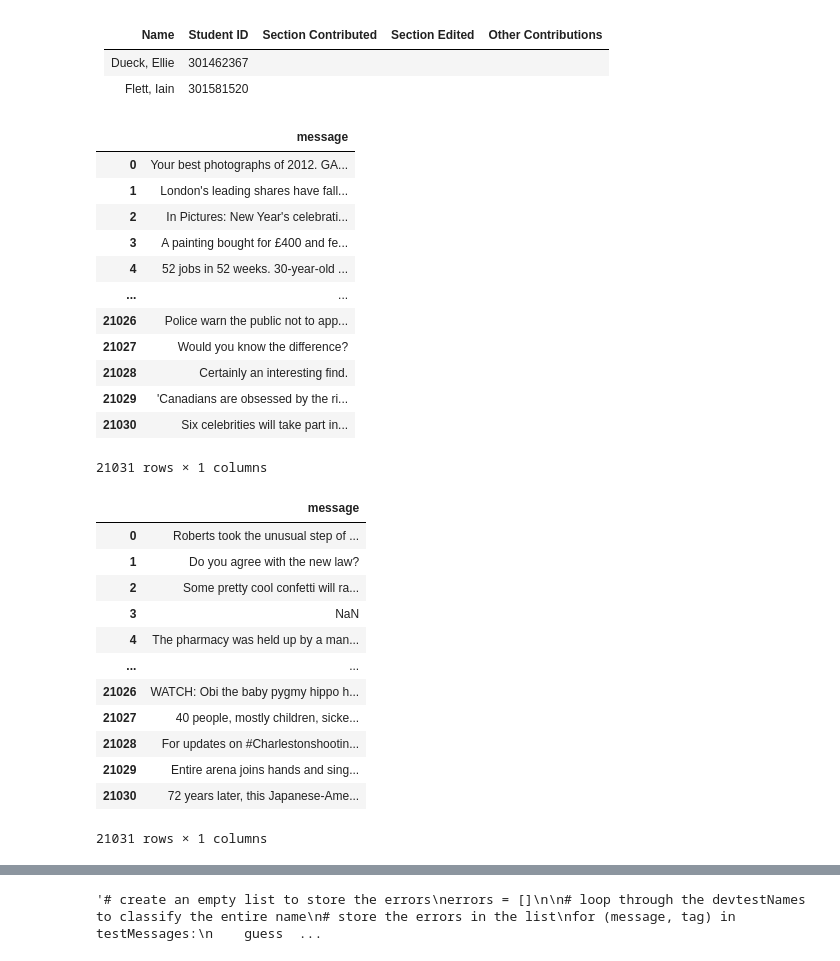
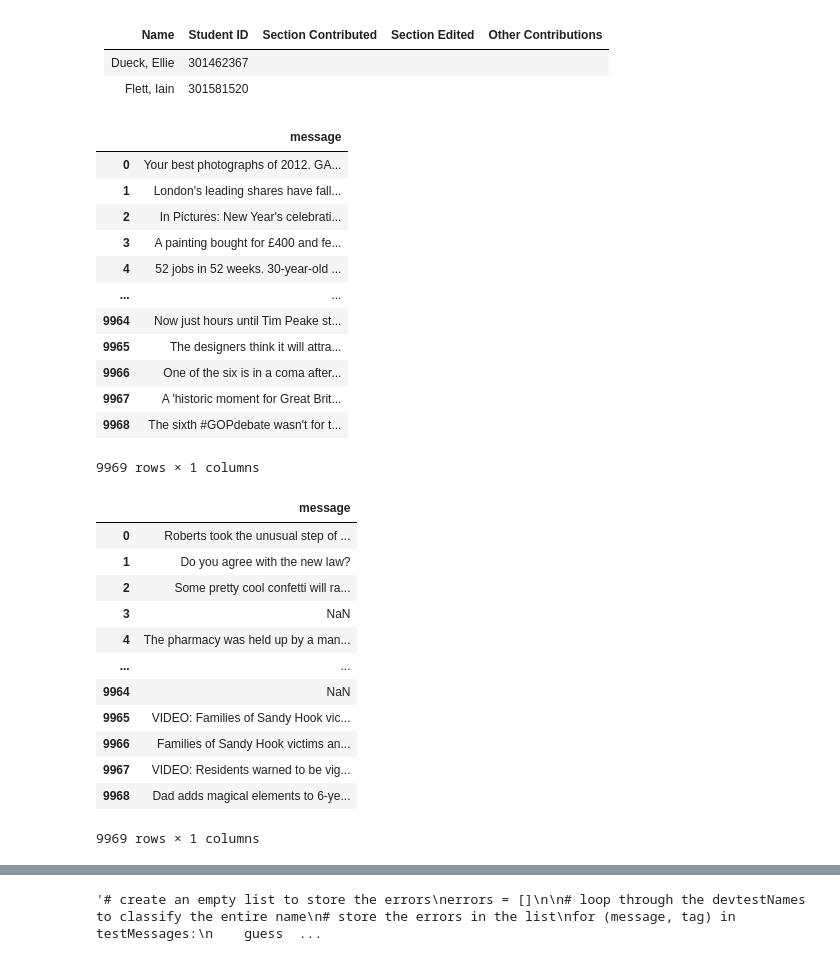
Before and after one commit to IainFlett/Assignment-2, a Jupyter notebook: Assignment2.ipynb, the cells around one changed output, grey strips where cells are left out. Cells and saved outputs as stored; diff of their text form; code cells hidden in the pictures.

Commit message:
more short

```diff
--- a/Assignment2.ipynb
+++ b/Assignment2.ipynb
@@ -85,25 +85,25 @@ def get_sentiment_scores_neu(text):
 # %%
 path = './data'
 # %%
-df1 = pd.read_csv('./data/news1cleaned.csv', encoding = "utf-16")
+df1 = pd.read_csv('./data/news1short.csv', encoding = "utf-8")
 
 df1
 # %% [output]
 |  | message |
 | 0 | Your best photographs of 2012. GA... |
 | 1 | London's leading shares have fall... |
 | 2 | In Pictures: New Year's celebrati... |
 | 3 | A painting bought for £400 and fe... |
 | 4 | 52 jobs in 52 weeks. 30-year-old ... |
 | ... | ... |
-| 21026 | Police warn the public not to app... |
-| 21027 | Would you know the difference? |
-| 21028 | Certainly an interesting find. |
-| 21029 | 'Canadians are obsessed by the ri... |
-| 21030 | Six celebrities will take part in... |
+| 9964 | Now just hours until Tim Peake st... |
+| 9965 | The designers think it will attra... |
+| 9966 | One of the six is in a coma after... |
+| 9967 | A 'historic moment for Great Brit... |
+| 9968 | The sixth #GOPdebate wasn't for t... |
-21031 rows × 1 columns
+9969 rows × 1 columns
 # %%
-df2full = pd.read_csv('./data/news2cleaned.csv', encoding = "utf-16")
+df2full = pd.read_csv('./data/news2short.csv', encoding = "utf-8")
 
 df2 = df2full.head(len(df1))
 df2
@@ -115,12 +115,12 @@ df2
 | 3 | NaN |
 | 4 | The pharmacy was held up by a man... |
 | ... | ... |
-| 21026 | WATCH: Obi the baby pygmy hippo h... |
-| 21027 | 40 people, mostly children, sicke... |
-| 21028 | For updates on #Charlestonshootin... |
-| 21029 | Entire arena joins hands and sing... |
-| 21030 | 72 years later, this Japanese-Ame... |
+| 9964 | NaN |
+| 9965 | VIDEO: Families of Sandy Hook vic... |
+| 9966 | Families of Sandy Hook victims an... |
+| 9967 | VIDEO: Residents warned to be vig... |
+| 9968 | Dad adds magical elements to 6-ye... |
-21031 rows × 1 columns
+9969 rows × 1 columns
 # %%
 # define the function
 def featureExtractorNeg(message):
```
Also changed, not shown: parts of 7 cells of this notebook, 2 other files.
